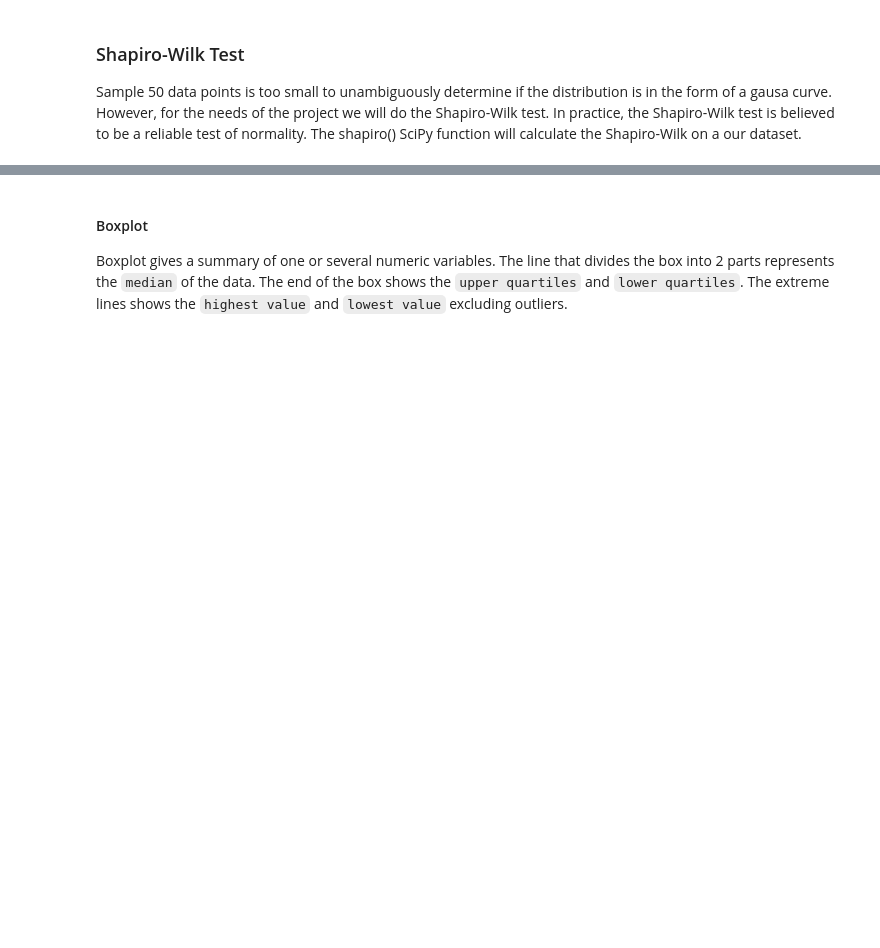
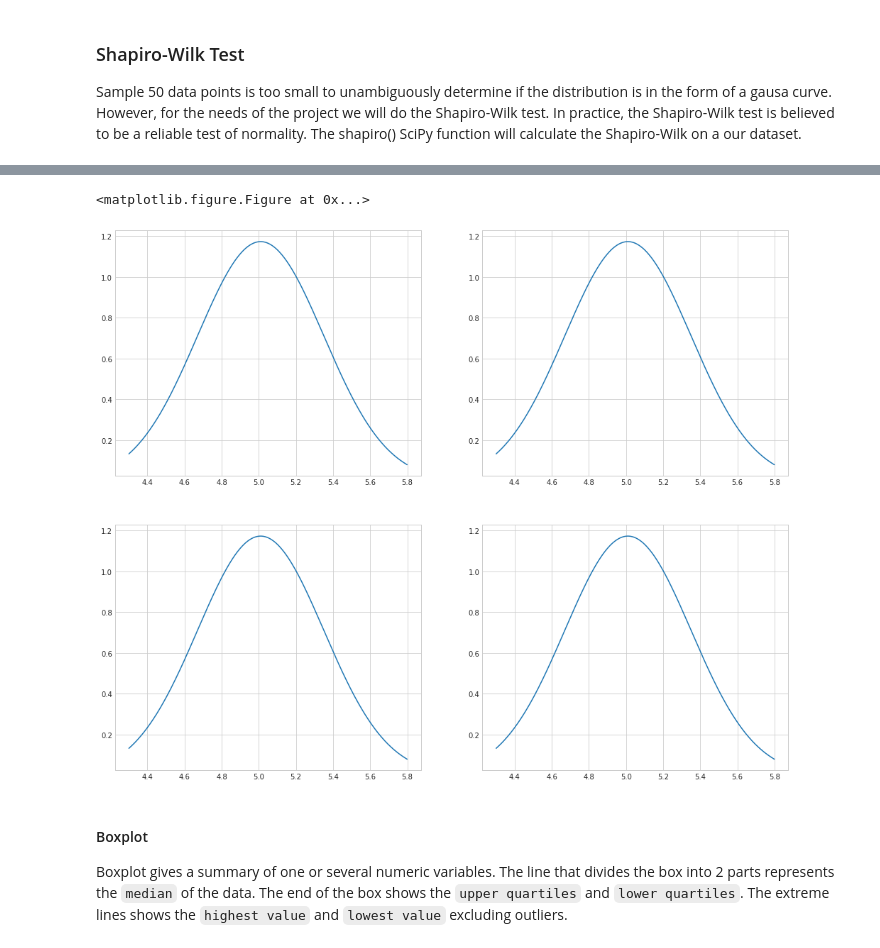
Before and after one commit to Slawak1/pands-project, a Jupyter notebook: IrisProject2019.ipynb, the cells around one changed output, grey strips where cells are left out. Cells and saved outputs as stored; diff of their text form; code cells hidden in the pictures; blank space fills up the shorter version.

```diff
--- a/IrisProject2019.ipynb
+++ b/IrisProject2019.ipynb
@@ -494,3 +567,23 @@ plt.show()
+# %%
+# https://stackoverflow.com/a/10138381/11107506
+
+from scipy.stats import norm
+
+plt.figure()
+
+# Create a figure and a set of subplots with 2 columns and 2 rows.
+fig, ax = plt.subplots(2,2, figsize=(17, 14))
+
+# Mean = 5.01, SD = 0.34.
+ax[0][0].plot(x_axis, norm.pdf(x_axis,5.01,0.34), )
+ax[0][1].plot(x_axis, norm.pdf(x_axis,5.01,0.34), )
+ax[1][0].plot(x_axis, norm.pdf(x_axis,5.01,0.34), )
+ax[1][1].plot(x_axis, norm.pdf(x_axis,5.01,0.34), )
+
+plt.show()
+# %% [output]
+<matplotlib.figure.Figure at 0x...>
+[figure, added]
 # %% [markdown]
 #### Boxplot
 Boxplot gives a summary of one or several numeric variables. The line that divides the box into 2 parts represents the `median` of the data. The end of the box shows the `upper quartiles` and `lower quartiles`. The extreme lines shows the `highest value` and `lowest value` excluding outliers.
```
Also changed, not shown: parts of 11 cells of this notebook.
